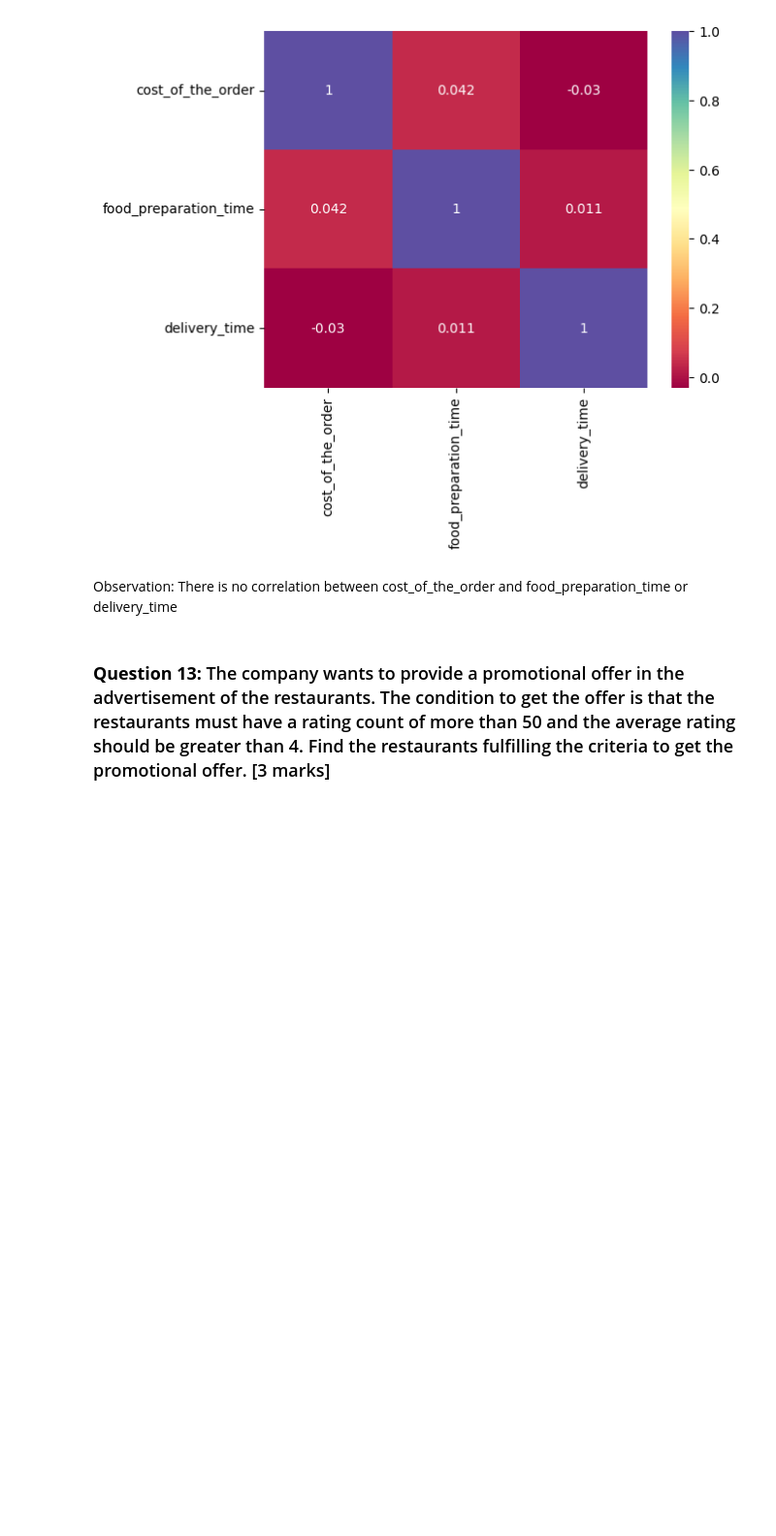
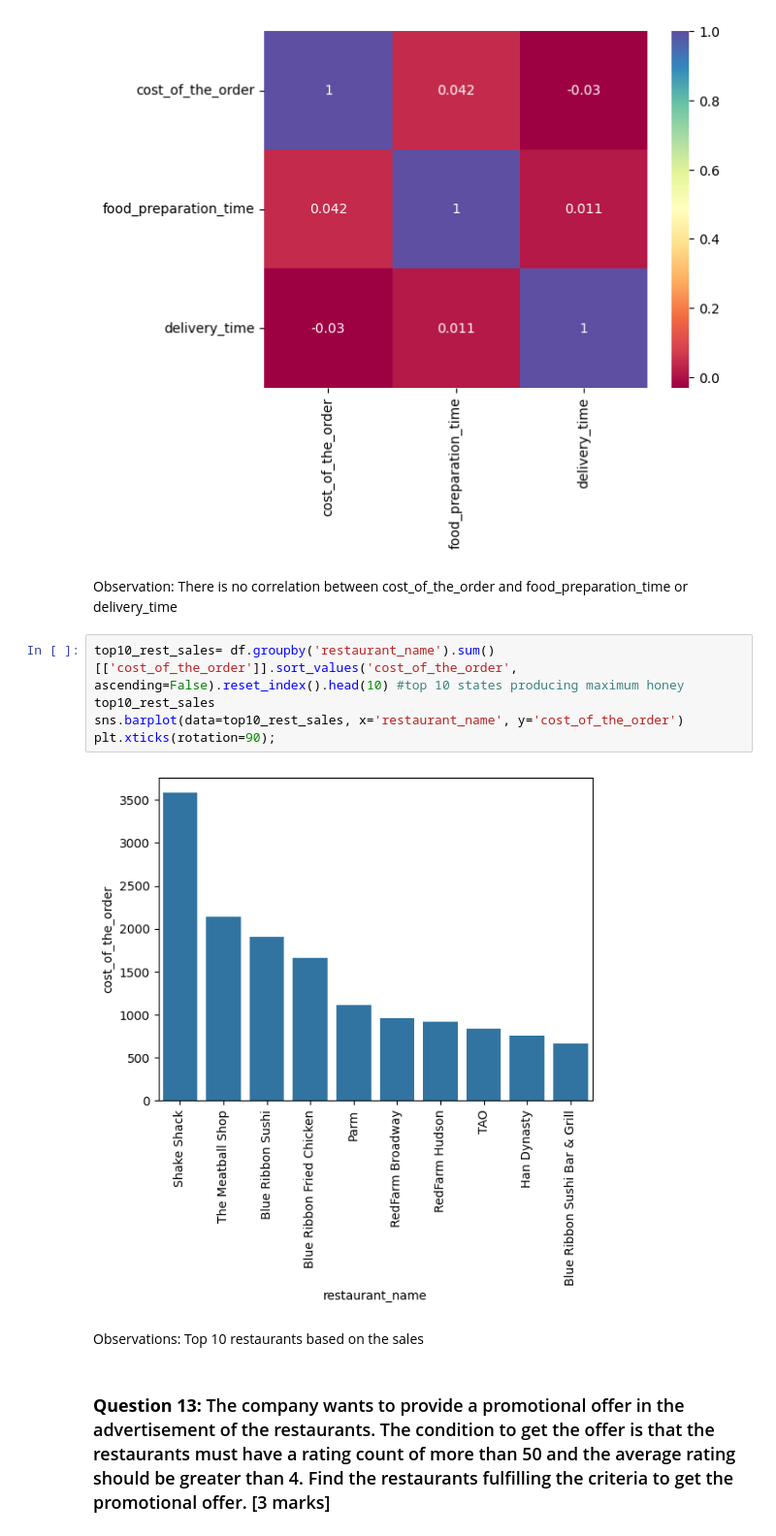
Before and after one commit to braju78/pythonFundamentals, a Jupyter notebook: Week5 PROJECT - Food hub Case Study/Learner_Notebook_Full_Code.ipynb, the cells around one changed output. Shown at 97% size. Drawn from its saved outputs; the diff is of its cells as text; blank space fills up the shorter version.

```diff
--- a/Week5 PROJECT - Food hub Case Study/Learner_Notebook_Full_Code.ipynb
+++ b/Week5 PROJECT - Food hub Case Study/Learner_Notebook_Full_Code.ipynb
@@ -308,6 +308,16 @@ sns.heatmap(correl, annot=True, cmap="Spectral");
 [figure]
 # %% [markdown]
 Observation: There is no correlation between cost_of_the_order and food_preparation_time or delivery_time
+# %%
+top10_rest_sales= df.groupby('restaurant_name').sum()[['cost_of_the_order']].sort_values('cost_of_the_order', ascending=False).reset_index().head(10) #top 10 states producing maximum honey
+top10_rest_sales
+sns.barplot(data=top10_rest_sales, x='restaurant_name', y='cost_of_the_order')
+plt.xticks(rotation=90);
+# %% [output]
+[figure, added]
+# %% [markdown]
+Observations:
+Top 10 restaurants based on the sales
 # %% [markdown]
 ### **Question 13:** The company wants to provide a promotional offer in the advertisement of the restaurants. The condition to get the offer is that the restaurants must have a rating count of more than 50 and the average rating should be greater than 4. Find the restaurants fulfilling the criteria to get the promotional offer. [3 marks]
 # %%
```
